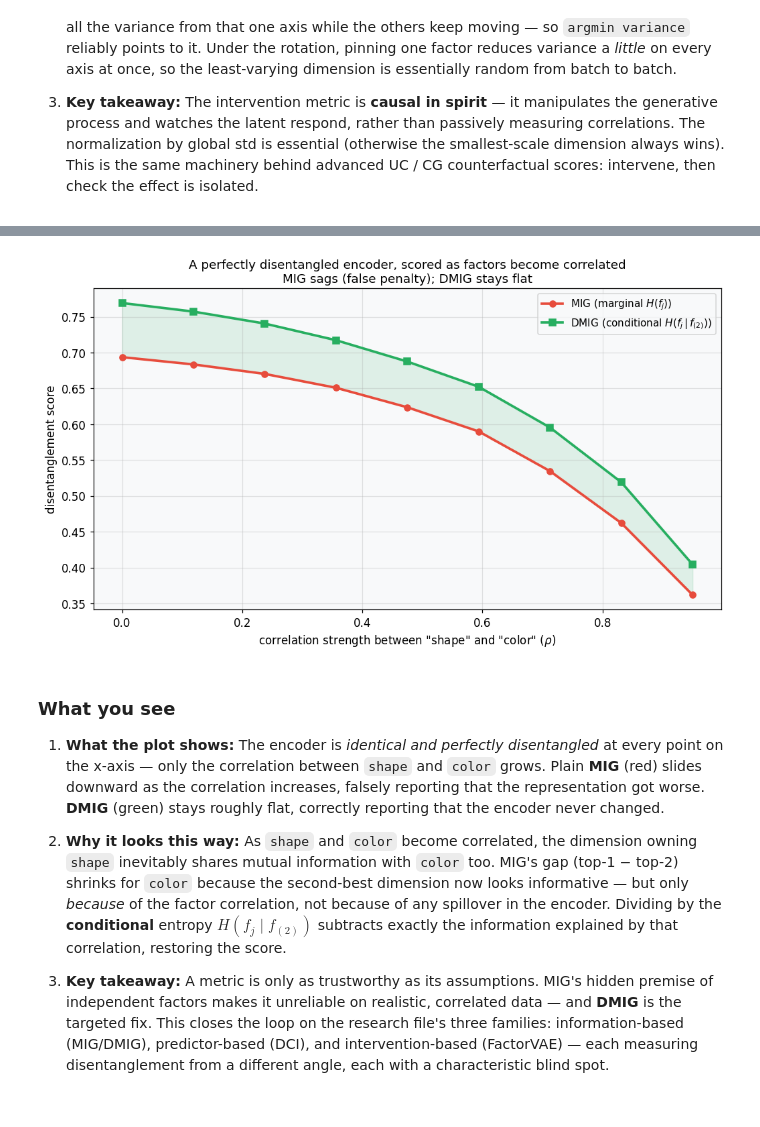
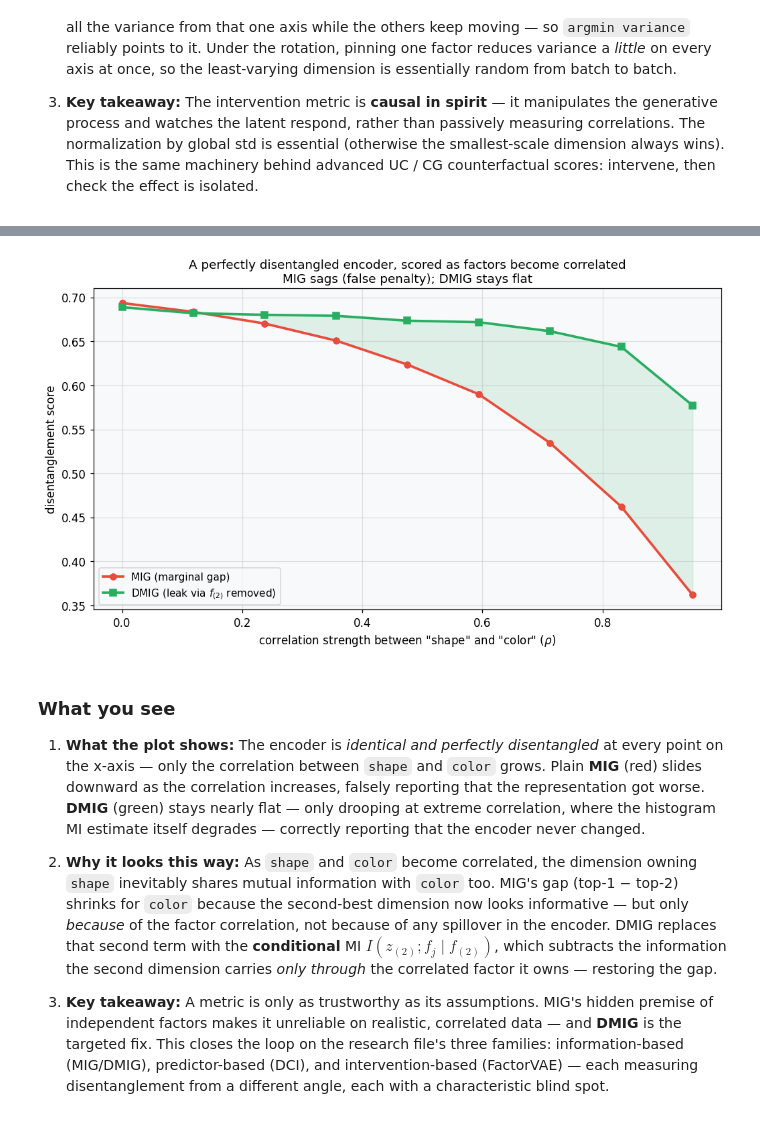
Before and after one commit to triet4p/latent-anything, a Jupyter notebook: latent-anything-theory/03-geometry-structure/notebooks/02_disentanglement.ipynb, the cells around one changed output, grey strips where cells are left out. Saved outputs shown, nothing was run; the diff lists cells and outputs as text; code cells hidden in the pictures.

```diff
--- a/latent-anything-theory/03-geometry-structure/notebooks/02_disentanglement.ipynb
+++ b/latent-anything-theory/03-geometry-structure/notebooks/02_disentanglement.ipynb
@@ -666,16 +668,16 @@ def sample_correlated(n, rho, rng):
     return Fa
 
 
-def cond_entropy_hist(x, cond, bins=18):
-    """H(x | cond) estimated by binning the conditioning variable."""
-    edges = np.histogram_bin_edges(cond, bins=bins)
-    idx = np.clip(np.digitize(cond, edges[1:-1]), 0, bins - 1)
-    h = 0.0
-    for b in range(bins):
+def cond_mi(z, f, c, bins=12, cbins=6):
+    """I(z; f | c): average MI(z; f) inside bins of the conditioning factor c."""
+    edges = np.histogram_bin_edges(c, bins=cbins)
+    idx = np.clip(np.digitize(c, edges[1:-1]), 0, cbins - 1)
+    val = 0.0
+    for b in range(cbins):
         m = idx == b
-        if m.sum() > 5:
-            h += (m.mean()) * entropy_hist(x[m], bins=bins)
-    return h
+        if m.sum() > 50:
+            val += m.mean() * mi_hist(z[m], f[m], bins=bins)
+    return val
 
 
 rhos = np.linspace(0.0, 0.95, 9)
@@ -689,17 +691,21 @@ for rho in rhos:
     for j in range(K):
         order = np.argsort(Mr[:, j])[::-1]
         top1, top2 = order[0], order[1]
-        gap = Mr[top1, j] - Mr[top2, j]
         Hf = entropy_hist(Fr[:, j])
-        # DMIG: condition the factor's entropy on the 2nd-best latent dimension.
-        Hcond = cond_entropy_hist(Fr[:, j], Zr[:, top2])
-        mig_j.append(gap / Hf)
-        dmig_j.append(gap / max(Hcond, 1e-3))
+        # MIG: normalized gap between the two best-informed dimensions.
+        mig_j.append((Mr[top1, j] - Mr[top2, j]) / Hf)
+        # DMIG: the 2nd dim only looks informative about f_j because f_j correlates with the
+        # factor that dim actually owns. Replace I(z_top2; f_j) with the conditional MI
+        # I(z_top2; f_j | f_owner) -- the information beyond what the correlation explains
+        # (~0 for a clean encoder), so the gap stops sagging.
+        f_owner = int(np.argmax(Mr[top2, :]))
+        leak = cond_mi(Zr[:, top2], Fr[:, j], Fr[:, f_owner])
+        dmig_j.append((Mr[top1, j] - leak) / Hf)
     mig_curve.append(np.mean(mig_j))
     dmig_curve.append(np.mean(dmig_j))
 
 mig_curve, dmig_curve = np.array(mig_curve), np.array(dmig_curve)
-print('correlation rho :', np.round(rhos, 2))
-print('MIG  (marginal) :', np.round(mig_curve, 3))
+print('correlation rho   :', np.round(rhos, 2))
+print('MIG  (marginal)   :', np.round(mig_curve, 3))
 print('DMIG (conditional):', np.round(dmig_curve, 3))
 # %% [output]
@@ -709,33 +715,34 @@ DMIG (conditional): [0.769 0.757 0.741 0.717 0.687 0.652 0.596 0.519 0.404]
 # %%
 fig, ax = plt.subplots(figsize=(9.5, 5.6))
-ax.plot(rhos, mig_curve, 'o-', color='#e74c3c', lw=2.4, label='MIG (marginal $H(f_j)$)')
+ax.plot(rhos, mig_curve, 'o-', color='#e74c3c', lw=2.4, label='MIG (marginal gap)')
 ax.plot(rhos, dmig_curve, 's-', color='#27ae60', lw=2.4,
-        label=r'DMIG (conditional $H(f_j\,|\,f_{(2)})$)')
+        label=r'DMIG (leak via $f_{(2)}$ removed)')
 ax.fill_between(rhos, mig_curve, dmig_curve, where=(dmig_curve > mig_curve),
                 color='#27ae60', alpha=0.12)
 ax.set_xlabel(r'correlation strength between "shape" and "color" ($\rho$)')
 ax.set_ylabel('disentanglement score')
 ax.set_title('A perfectly disentangled encoder, scored as factors become correlated\n'
              'MIG sags (false penalty); DMIG stays flat')
 ax.legend(fontsize=10)
 plt.tight_layout()
 plt.show()
 # %% [output]
-[figure, old version]
+[figure, new version]
 # %% [markdown]
 ### What you see
 
 1. **What the plot shows:** The encoder is *identical and perfectly disentangled* at every point on the
    x-axis — only the correlation between `shape` and `color` grows. Plain **MIG** (red) slides downward
    as the correlation increases, falsely reporting that the representation got worse. **DMIG** (green)
-   stays roughly flat, correctly reporting that the encoder never changed.
+   stays nearly flat — only drooping at extreme correlation, where the histogram MI estimate itself
+   degrades — correctly reporting that the encoder never changed.
 
 2. **Why it looks this way:** As `shape` and `color` become correlated, the dimension owning `shape`
    inevitably shares mutual information with `color` too. MIG's gap (top-1 − top-2) shrinks for `color`
    because the second-best dimension now looks informative — but only *because* of the factor
-   correlation, not because of any spillover in the encoder. Dividing by the **conditional** entropy
-   $H(f_j \mid f_{(2)})$ subtracts exactly the information explained by that correlation, restoring the
-   score.
+   correlation, not because of any spillover in the encoder. DMIG replaces that second term with the
+   **conditional** MI $I(z_{(2)}; f_j \mid f_{(2)})$, which subtracts the information the second
+   dimension carries *only through* the correlated factor it owns — restoring the gap.
 
 3. **Key takeaway:** A metric is only as trustworthy as its assumptions. MIG's hidden premise of
    independent factors makes it unreliable on realistic, correlated data — and **DMIG** is the targeted
```
Also changed, not shown: parts of 3 cells of this notebook, 1 other file.
